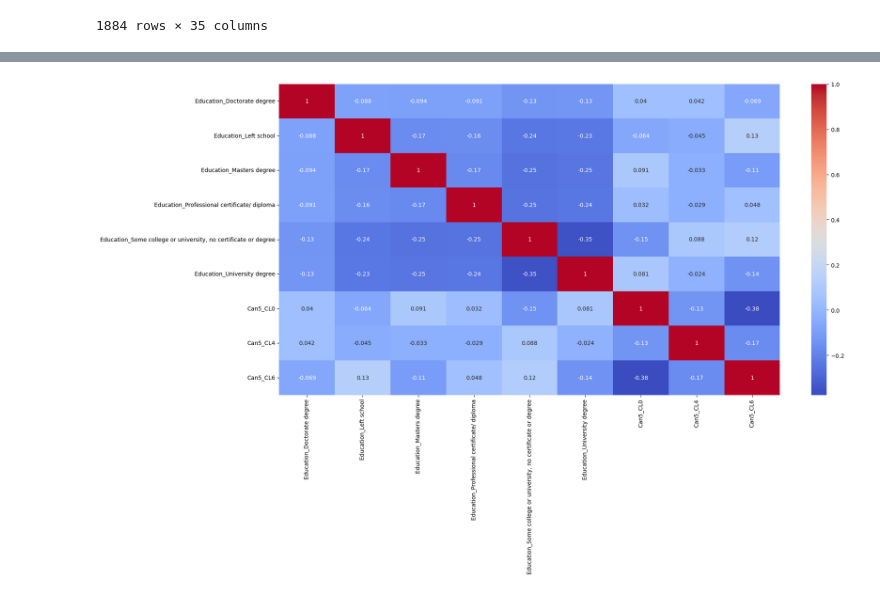
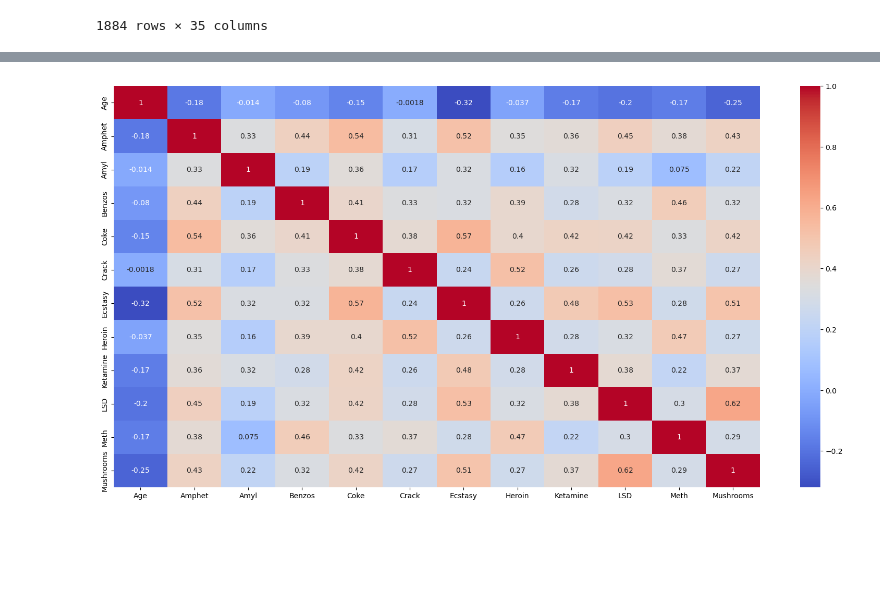
Before and after one commit to neriyabrin/Drug-Analysis-project, a Jupyter notebook: drug11.ipynb, the cells around one changed output, grey strips where cells are left out. Saved outputs shown, nothing was run; the diff lists cells and outputs as text; code cells hidden in the pictures; blank space fills up the shorter version.

```diff
--- a/drug11.ipynb
+++ b/drug11.ipynb
@@ -87,8 +90,8 @@ plt.show()
 # %%
 cl5can=df[(df.Cannabis=='CL5')|(df.Cannabis=='CL4')|(df.Cannabis=='CL6')]
 df[['Can5']]=cl5can[['Cannabis']]
-duca=df[(df.Education=='Some college or university, no certificate or degree')|(df.Education=='Left school')]
-duc=df[(df.Education=='Left school')]
+duca=df[(df.Education=='Doctorate degree')|(df.Education=='Left school')|(df.Education=='Some college or university, no certificate or degree')]
+duc=df[(df.Education=='Some college or university, no certificate or degree')]
 df[['duca1']]=duca[['Education']]
 df[['duca2']]=duc[['Education']]
 df
@@ -120,0 +183,8 @@ plt.show()
+# %%
+df22=df
+df22['Age'].replace({'18-24':1,'25-34':2,'35-44':3,'45-54':4,'55-64':5,'65+':6},inplace=True)
+temp = df22.columns
+temp = temp[12:]
+for i in temp:
+    df22[i] = df22[i].map({'CL0':0,'CL1':1,'CL2':2,'CL3':3,'CL4':4,'CL5':5,'CL6':6})
+df22
@@ -121,13 +220,11 @@ plt.show()
 # %%
-
-
-features2=['Education','Can5']
-shft=pd.get_dummies(df[features])
-
-corrs = shft.corr(method = 'kendall')
+fox=['SS','Alcohol','Amphet','Amyl','Benzos','Caff','Cannabis','Choc','Coke','Crack','Ecstasy','Heroin','Ketamine','Legalh','LSD','Meth','Mushrooms','Nicotine','Semer','VSA']
+fox1=['Age','Amphet','Amyl','Benzos','Coke','Crack','Ecstasy','Heroin','Ketamine','LSD','Meth','Mushrooms']
+fox2=['Age']
+corrs = df22[fox1].corr(method = 'kendall')
 
 plt.figure(figsize=(20,10))  #figure size
 sns.heatmap(data=corrs, cmap='coolwarm', annot = True)
 plt.show()
 # %% [output]
-[figure, old version]
+[figure, new version]
```
Also changed, not shown: parts of 18 cells of this notebook.
